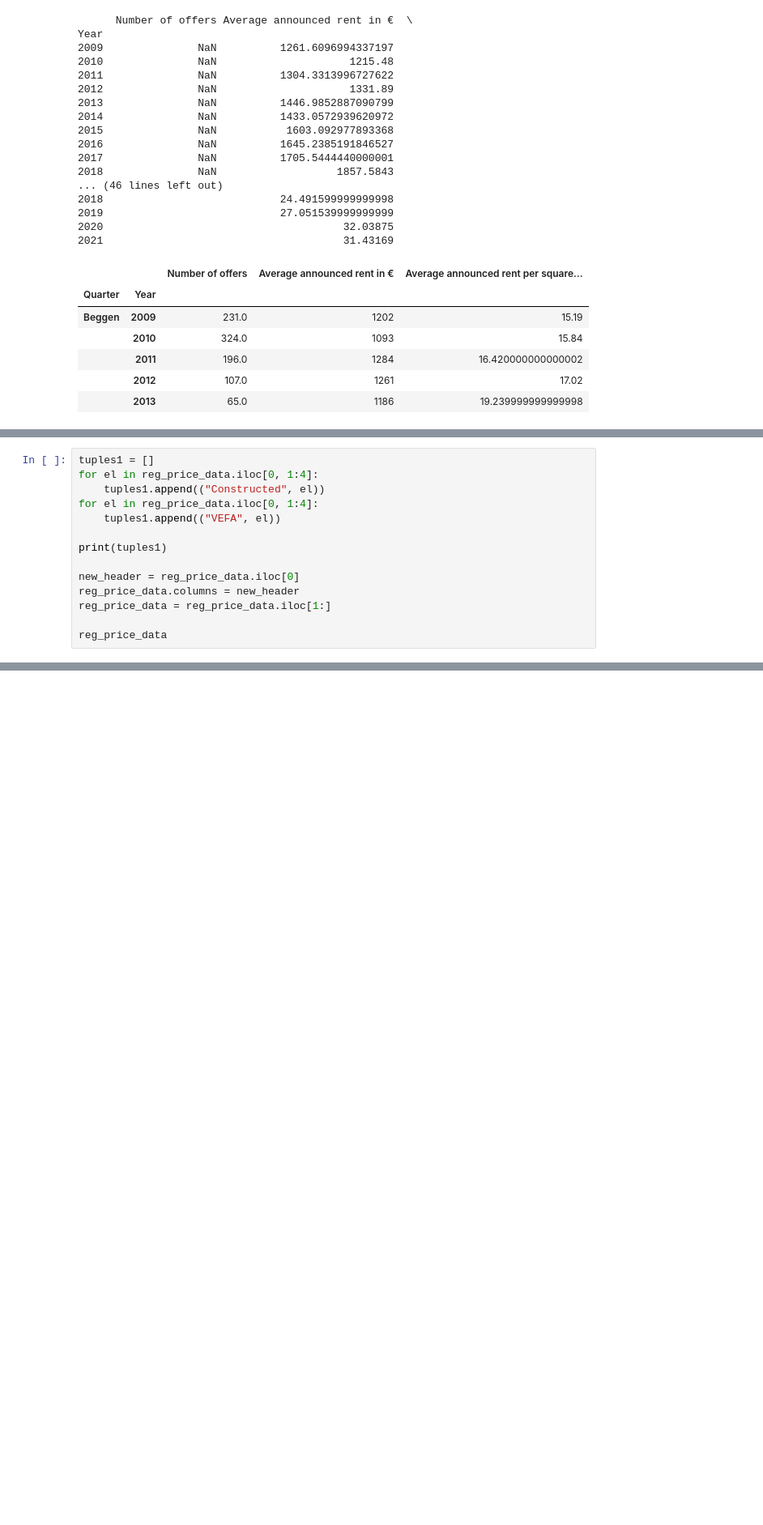
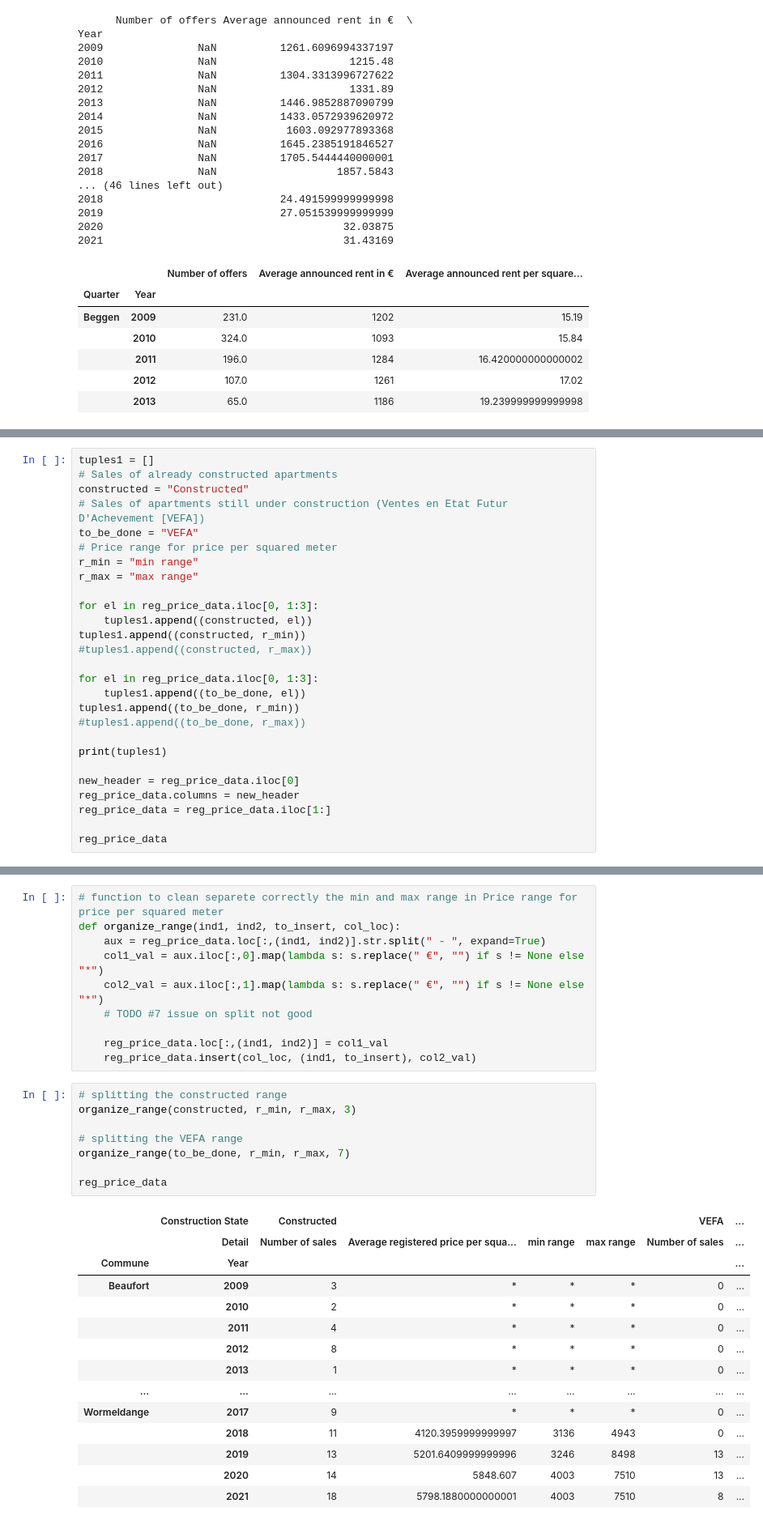
Before and after one commit to Dawreen/data-analytics-challenge, a Jupyter notebook: notebook_analysis.ipynb, the cells around one changed output, grey strips where cells are left out. Shown at 81% size. Drawn from its saved outputs; the diff is of its cells as text; blank space fills up the shorter version.

Commit message:
parse the range VEFA Fixes #3
Signed-off-by: Dawreen <dntknwhtf@gmail.com>

```diff
--- a/notebook_analysis.ipynb
+++ b/notebook_analysis.ipynb
@@ -293,9 +279,22 @@ reg_price_data
 # %%
 tuples1 = []
-for el in reg_price_data.iloc[0, 1:4]:
-    tuples1.append(("Constructed", el))
-for el in reg_price_data.iloc[0, 1:4]:
-    tuples1.append(("VEFA", el))
+# Sales of already constructed apartments
+constructed = "Constructed"
+# Sales of apartments still under construction (Ventes en Etat Futur D'Achevement [VEFA])
+to_be_done = "VEFA"
+# Price range for price per squared meter
+r_min = "min range"
+r_max = "max range"
+
+for el in reg_price_data.iloc[0, 1:3]:
+    tuples1.append((constructed, el))
+tuples1.append((constructed, r_min))
+#tuples1.append((constructed, r_max))
+
+for el in reg_price_data.iloc[0, 1:3]:
+    tuples1.append((to_be_done, el))
+tuples1.append((to_be_done, r_min))
+#tuples1.append((to_be_done, r_max))
 
 print(tuples1)
 
@@ -385,0 +359,33 @@ Name: (Constructed, Price range for price per squared meter), Length: 1359, dtyp
+# %%
+# function to clean separete correctly the min and max range in Price range for price per squared meter
+def organize_range(ind1, ind2, to_insert, col_loc):
+    aux = reg_price_data.loc[:,(ind1, ind2)].str.split(" - ", expand=True)
+    col1_val = aux.iloc[:,0].map(lambda s: s.replace(" €", "") if s != None else "*")
+    col2_val = aux.iloc[:,1].map(lambda s: s.replace(" €", "") if s != None else "*")
+    # TODO #7 issue on split not good
+
+    reg_price_data.loc[:,(ind1, ind2)] = col1_val
+    reg_price_data.insert(col_loc, (ind1, to_insert), col2_val)
+# %%
+# splitting the constructed range
+organize_range(constructed, r_min, r_max, 3)
+
+# splitting the VEFA range
+organize_range(to_be_done, r_min, r_max, 7)
+
+reg_price_data
+# %% [output]
+|  | Construction State | Constructed |  |  |  | VEFA | ... |
+|  | Detail | Number of sales | Average registered price per squa... | min range | max range | Number of sales | ... |
+| Commune | Year |  |  |  |  |  | ... |
+| Beaufort | 2009 | 3 | * | * | * | 0 | ... |
+|  | 2010 | 2 | * | * | * | 0 | ... |
+|  | 2011 | 4 | * | * | * | 0 | ... |
+|  | 2012 | 8 | * | * | * | 0 | ... |
+|  | 2013 | 1 | * | * | * | 0 | ... |
+| ... | ... | ... | ... | ... | ... | ... | ... |
+| Wormeldange | 2017 | 9 | * | * | * | 0 | ... |
+|  | 2018 | 11 | 4120.3959999999997 | 3136 | 4943 | 0 | ... |
+|  | 2019 | 13 | 5201.6409999999996 | 3246 | 8498 | 13 | ... |
+|  | 2020 | 14 | 5848.607 | 4003 | 7510 | 13 | ... |
+|  | 2021 | 18 | 5798.1880000000001 | 4003 | 7510 | 8 | ... |
```
Also changed, not shown: parts of 15 cells of this notebook.
